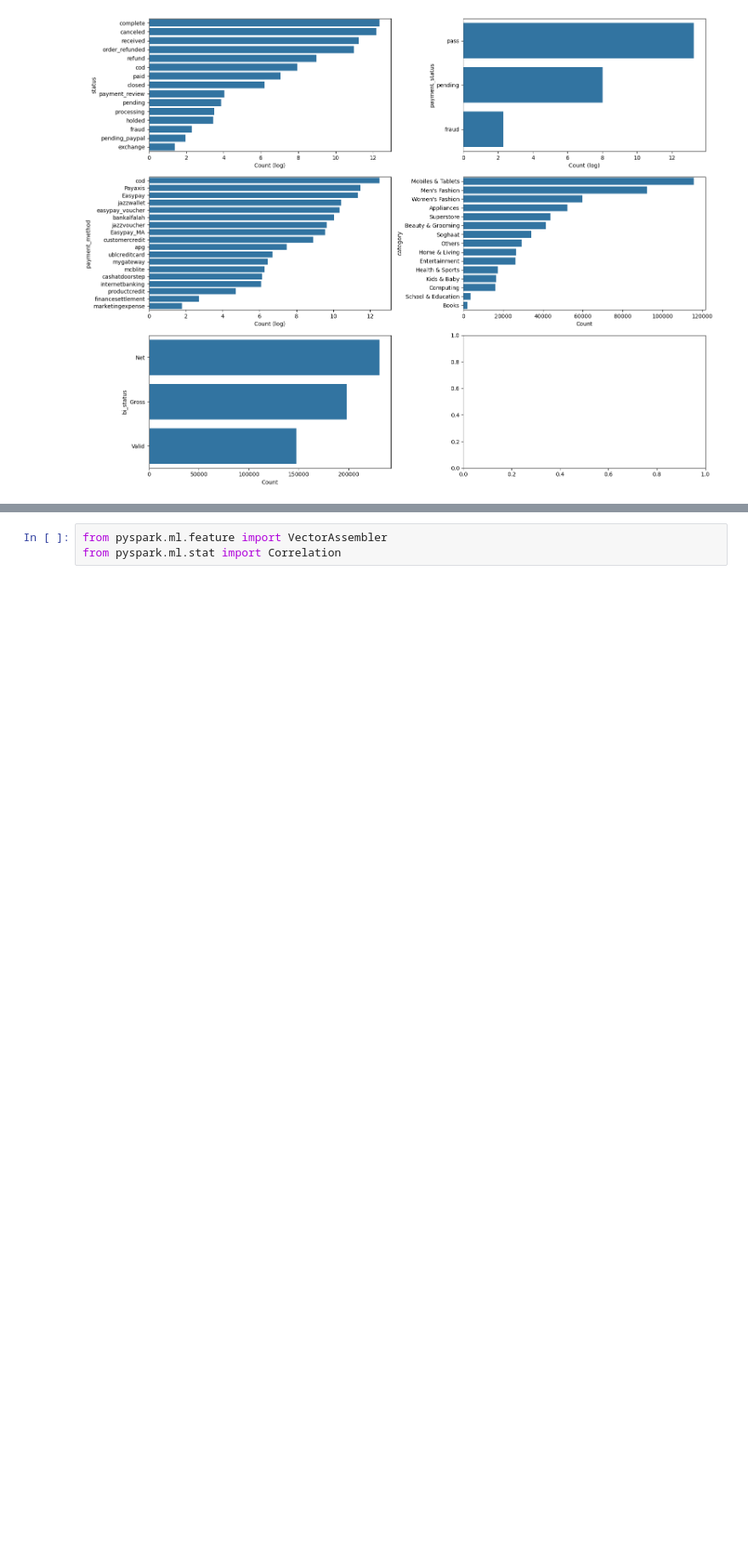
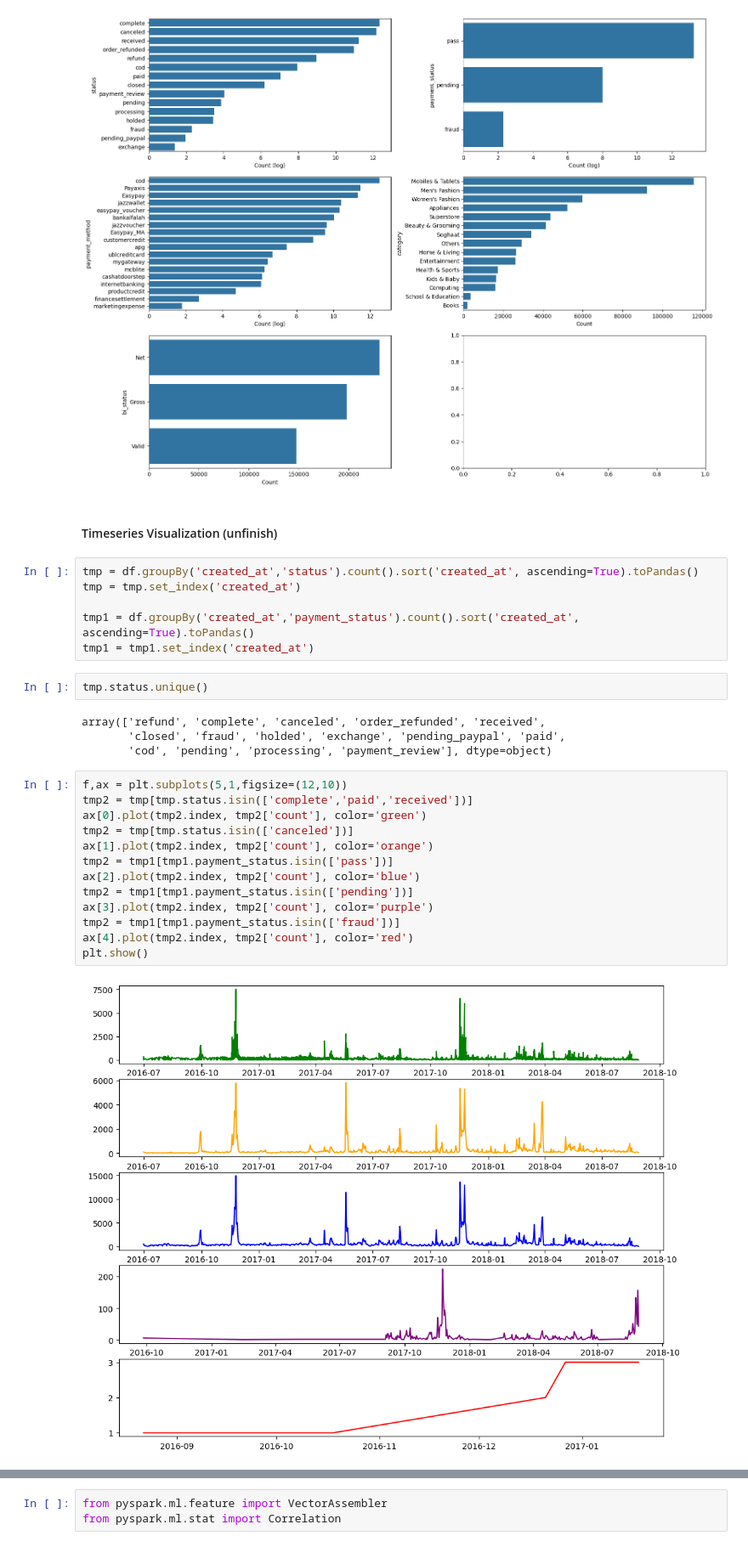
Before and after one commit to dendyandra22/ecommerce_analysis, a Jupyter notebook: e_commerce_spark.ipynb, the cells around one changed output, grey strips where cells are left out. Shown at 85% size. Cells and saved outputs as stored; diff of their text form; blank space fills up the shorter version.

Commit message:
cont timeseries model

```diff
--- a/e_commerce_spark.ipynb
+++ b/e_commerce_spark.ipynb
@@ -474,4 +474,33 @@ plt.tight_layout()
 plt.show()
 # %% [output]
 [figure]
+# %% [markdown]
+#### Timeseries Visualization (unfinish)
+# %%
+tmp = df.groupBy('created_at','status').count().sort('created_at', ascending=True).toPandas()
+tmp = tmp.set_index('created_at')
+
+tmp1 = df.groupBy('created_at','payment_status').count().sort('created_at', ascending=True).toPandas()
+tmp1 = tmp1.set_index('created_at')
+# %%
+tmp.status.unique()
+# %% [output]
+array(['refund', 'complete', 'canceled', 'order_refunded', 'received',
+       'closed', 'fraud', 'holded', 'exchange', 'pending_paypal', 'paid',
+       'cod', 'pending', 'processing', 'payment_review'], dtype=object)
+# %%
+f,ax = plt.subplots(5,1,figsize=(12,10))
+tmp2 = tmp[tmp.status.isin(['complete','paid','received'])]
+ax[0].plot(tmp2.index, tmp2['count'], color='green')
+tmp2 = tmp[tmp.status.isin(['canceled'])]
+ax[1].plot(tmp2.index, tmp2['count'], color='orange')
+tmp2 = tmp1[tmp1.payment_status.isin(['pass'])]
+ax[2].plot(tmp2.index, tmp2['count'], color='blue')
+tmp2 = tmp1[tmp1.payment_status.isin(['pending'])]
+ax[3].plot(tmp2.index, tmp2['count'], color='purple')
+tmp2 = tmp1[tmp1.payment_status.isin(['fraud'])]
+ax[4].plot(tmp2.index, tmp2['count'], color='red')
+plt.show()
+# %% [output]
+[figure, added]
 # %% [markdown]
```
Also changed, not shown: parts of 24 cells of this notebook.
